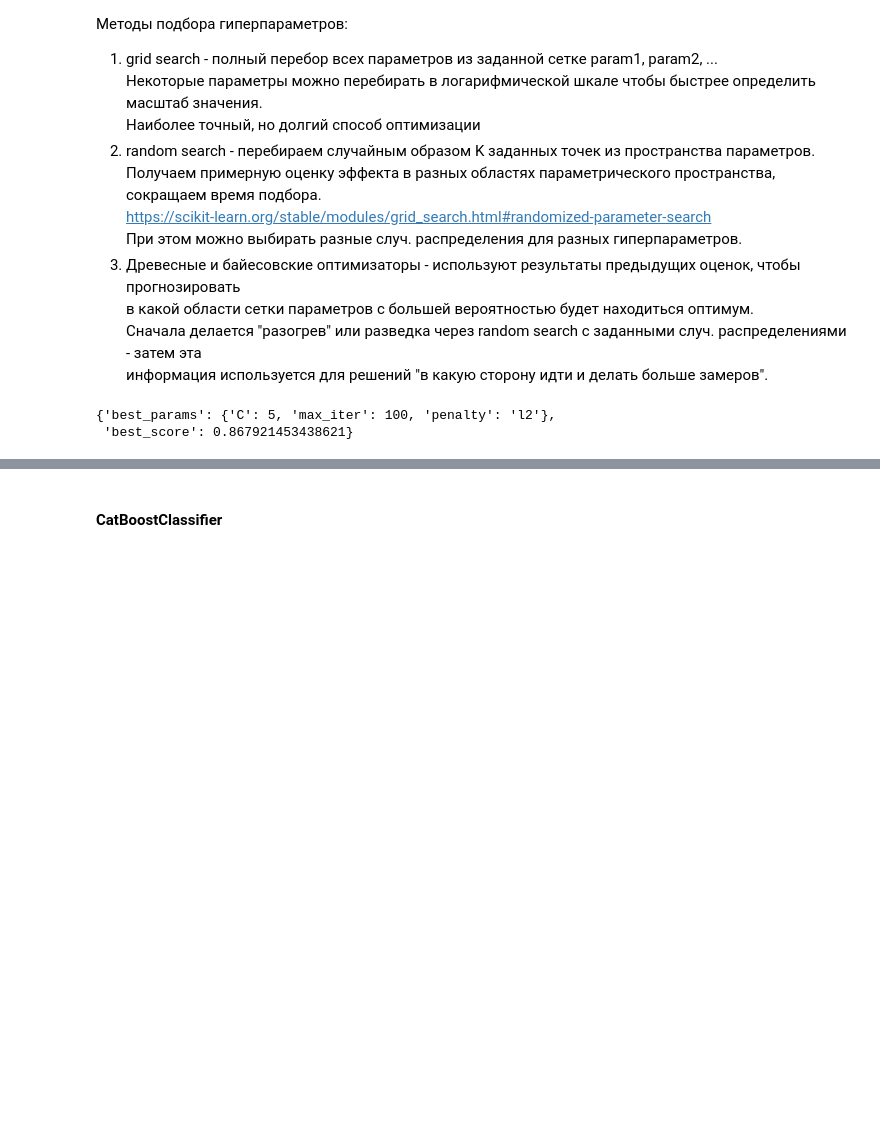
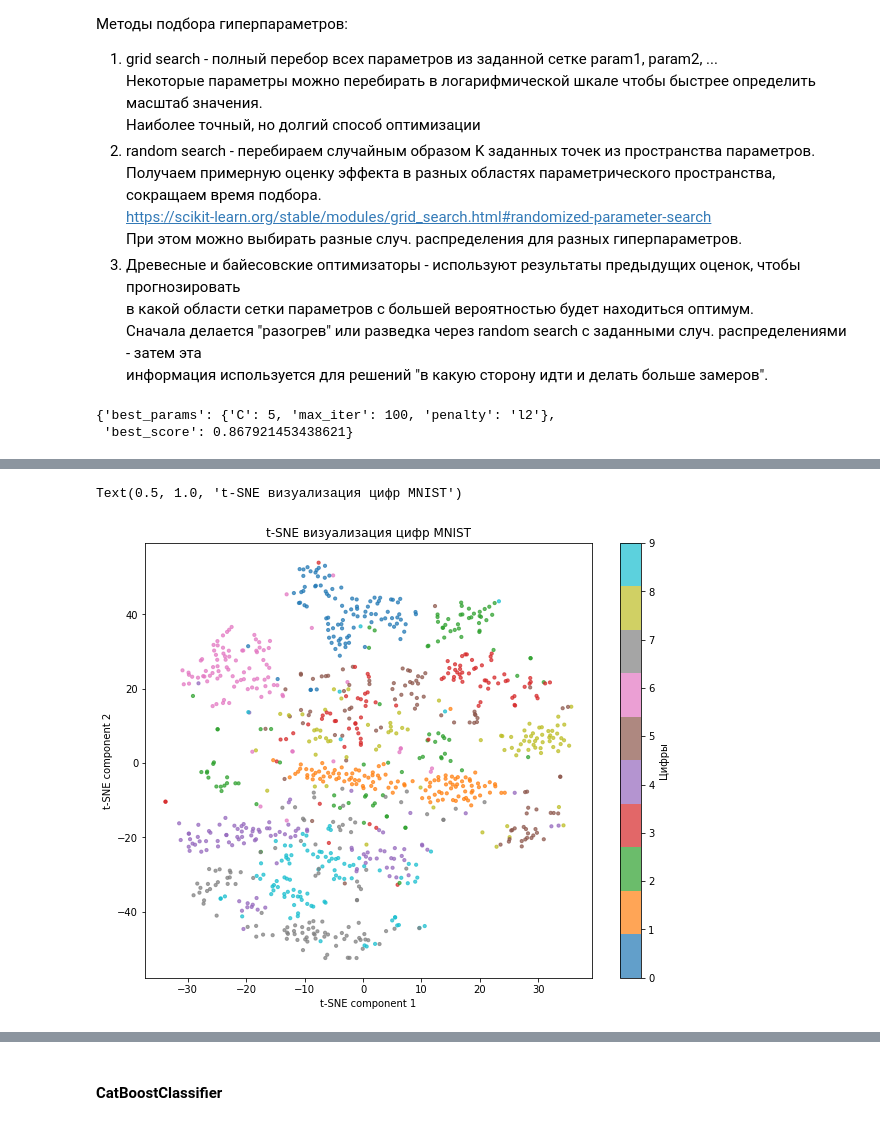
Before and after one commit to gavrevnik/analytics_tools, a Jupyter notebook: ML.ipynb, the cells around one changed output, grey strips where cells are left out. Cells and saved outputs as stored; diff of their text form; code cells hidden in the pictures; blank space fills up the shorter version.

```diff
--- a/ML.ipynb
+++ b/ML.ipynb
@@ -661,0 +973,25 @@ pca
+# %%
+from sklearn.manifold import TSNE
+from sklearn.datasets import fetch_openml
+
+# Загрузка данных MNIST
+mnist = fetch_openml('mnist_784', version=1)
+X, y = mnist.data, mnist.target.astype(int)
+# Уменьшаем размер выборки для ускорения t-SNE
+X_sample, y_sample = X[:1000], y[:1000]
+# Нормализация данных
+scaler = StandardScaler()
+X_sample = scaler.fit_transform(X_sample)
+# Применение t-SNE
+tsne = TSNE(n_components=2, random_state=0)
+X_tsne = tsne.fit_transform(X_sample)
+# Визуализация t-SNE в 2D
+plt.figure(figsize=(10, 8))
+scatter = plt.scatter(X_tsne[:, 0], X_tsne[:, 1], c=y_sample, cmap='tab10', s=10, alpha=0.7)
+plt.colorbar(scatter, ticks=range(10), label="Цифры")
+plt.xlabel("t-SNE component 1")
+plt.ylabel("t-SNE component 2")
+plt.title("t-SNE визуализация цифр MNIST")
+# %% [output]
+Text(0.5, 1.0, 't-SNE визуализация цифр MNIST')
+[figure, added]
```
Also changed, not shown: parts of 19 cells of this notebook, 1 other file.
